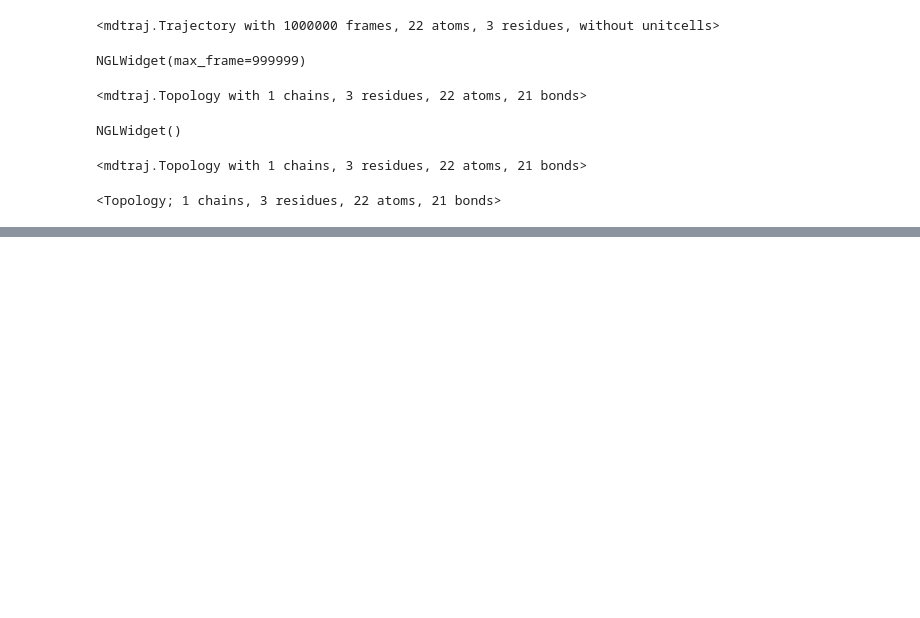
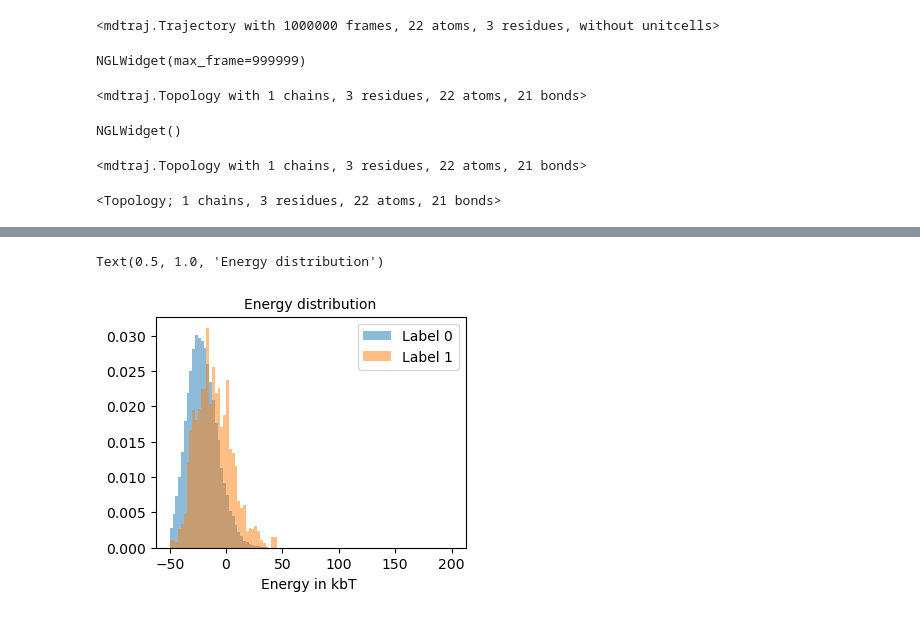
Before and after one commit to seonghyun26/tbg, a Jupyter notebook: data/AD2/state.ipynb, the cells around one changed output, grey strips where cells are left out. Drawn from its saved outputs; the diff is of its cells as text; code cells hidden in the pictures; blank space fills up the shorter version.

```diff
--- a/data/AD2/state.ipynb
+++ b/data/AD2/state.ipynb
@@ -67,0 +157,8 @@ print(topology)
+# %%
+tbg_data = torch.load("AD2_weighted.pt")
+label_torch = torch.load("AD2_label.pt")
+label1_data = tbg_data[label_torch == 1]
+label0_data = tbg_data[label_torch == 0]
+
+scaling = 10
+pdb_file = "./c5-tbg.pdb"
@@ -67,0 +231,13 @@ print(topology)
+# %%
+plt.figure(figsize=(4,3))
+
+plt.hist(data0_energy, bins=100, range=(-50, 200), alpha=0.5, density=True, label="Label 0")
+plt.hist(data1_energy, bins=100, range=(-50, 200), alpha=0.5, density=True, label="Label 1")
+plt.legend(fontsize=10)
+plt.xlabel("Energy in kbT ", fontsize=10)
+plt.xticks(fontsize=10)
+plt.yticks(fontsize=10)
+plt.title("Energy distribution", fontsize=10)
+# %% [output]
+Text(0.5, 1.0, 'Energy distribution')
+[figure, added]
```
Also changed, not shown: parts of 14 cells of this notebook, 10 other files.
